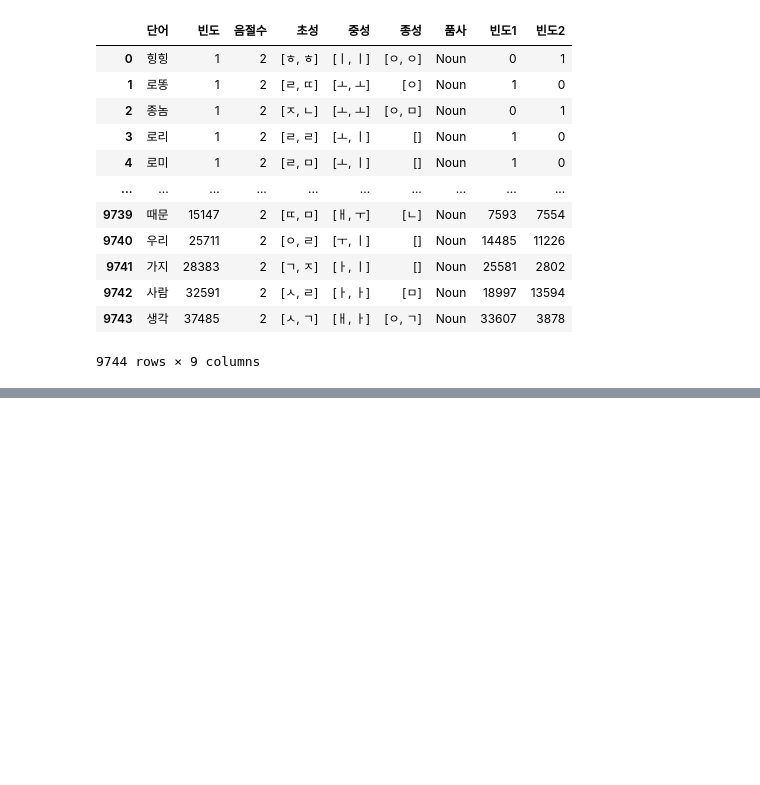
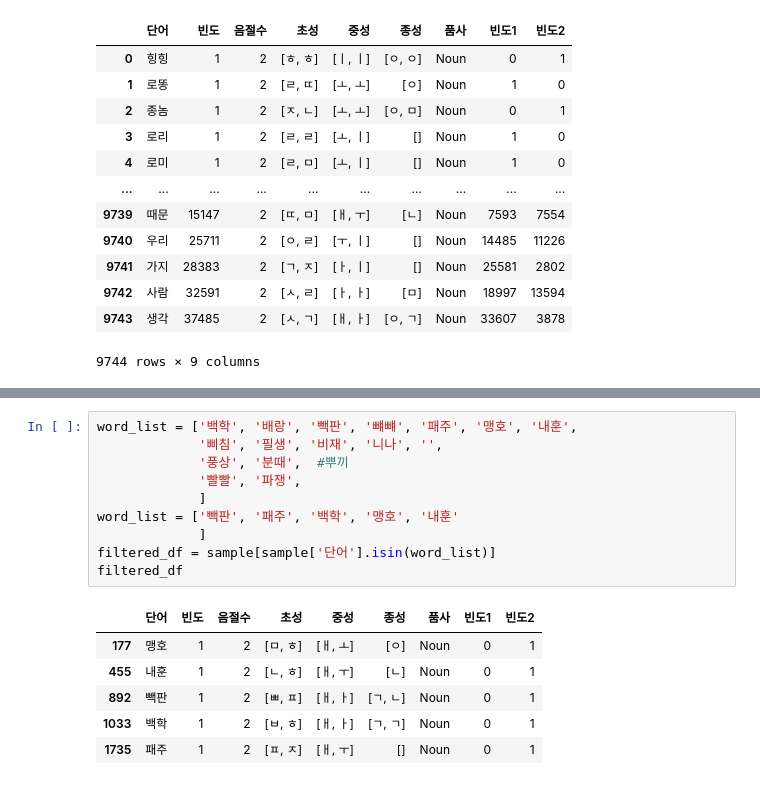
Before and after one commit to irregular6612/phoneticConvergence, a Jupyter notebook: data.ipynb, the cells around one changed output, grey strips where cells are left out. Drawn from its saved outputs; the diff is of its cells as text; blank space fills up the shorter version.

```diff
--- a/data.ipynb
+++ b/data.ipynb
@@ -480,0 +472,17 @@ filtered_df
+# %%
+word_list = ['백학', '배랑', '빽판', '뺴뺴', '패주', '맹호', '내훈',
+             '삐침', '필생', '비재', '니나', '',
+             '풍상', '분때',  #뿌끼
+             '빨빨', '파쟁',
+             ]
+word_list = ['빽판', '패주', '백학', '맹호', '내훈'
+             ]
+filtered_df = sample[sample['단어'].isin(word_list)]
+filtered_df
+# %% [output]
+|  | 단어 | 빈도 | 음절수 | 초성 | 중성 | 종성 | 품사 | 빈도1 | 빈도2 |
+| 177 | 맹호 | 1 | 2 | [ㅁ, ㅎ] | [ㅐ, ㅗ] | [ㅇ] | Noun | 0 | 1 |
+| 455 | 내훈 | 1 | 2 | [ㄴ, ㅎ] | [ㅐ, ㅜ] | [ㄴ] | Noun | 0 | 1 |
+| 892 | 빽판 | 1 | 2 | [ㅃ, ㅍ] | [ㅐ, ㅏ] | [ㄱ, ㄴ] | Noun | 0 | 1 |
+| 1033 | 백학 | 1 | 2 | [ㅂ, ㅎ] | [ㅐ, ㅏ] | [ㄱ, ㄱ] | Noun | 0 | 1 |
+| 1735 | 패주 | 1 | 2 | [ㅍ, ㅈ] | [ㅐ, ㅜ] | [] | Noun | 0 | 1 |
```
Also changed, not shown: parts of 9 cells of this notebook, 2 other files.
